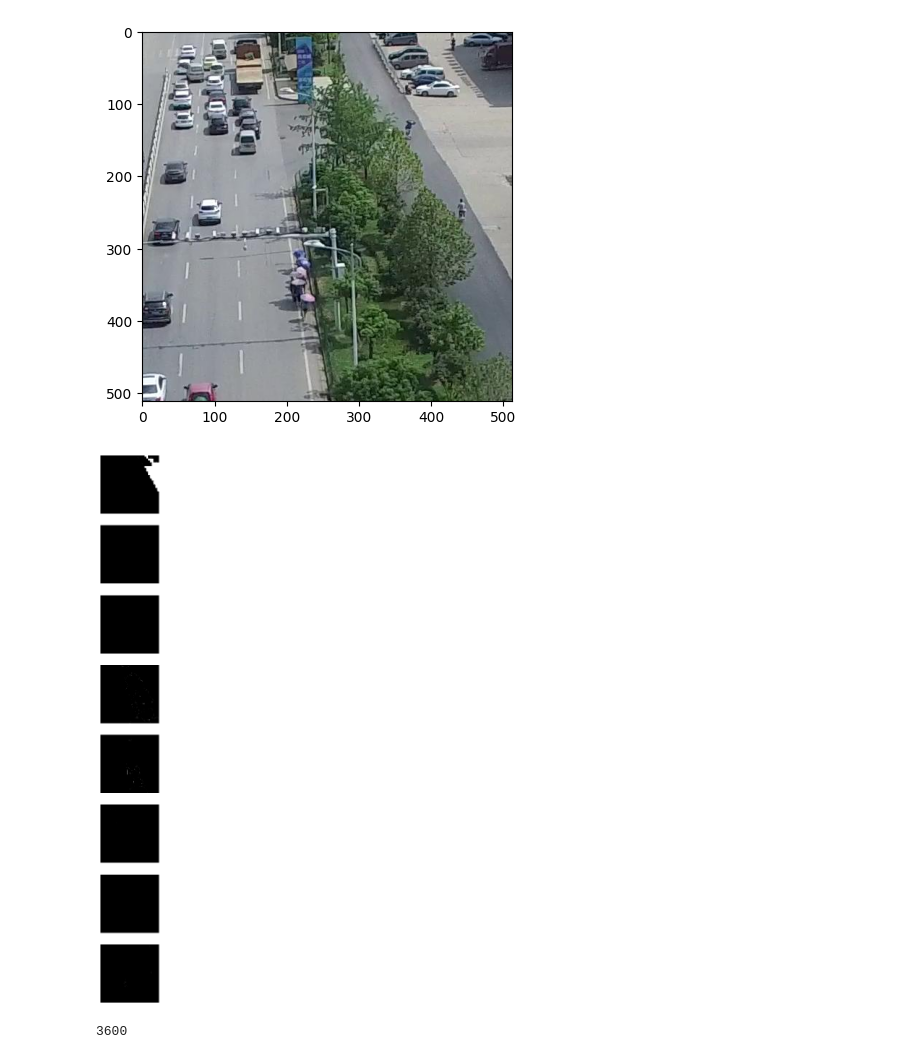
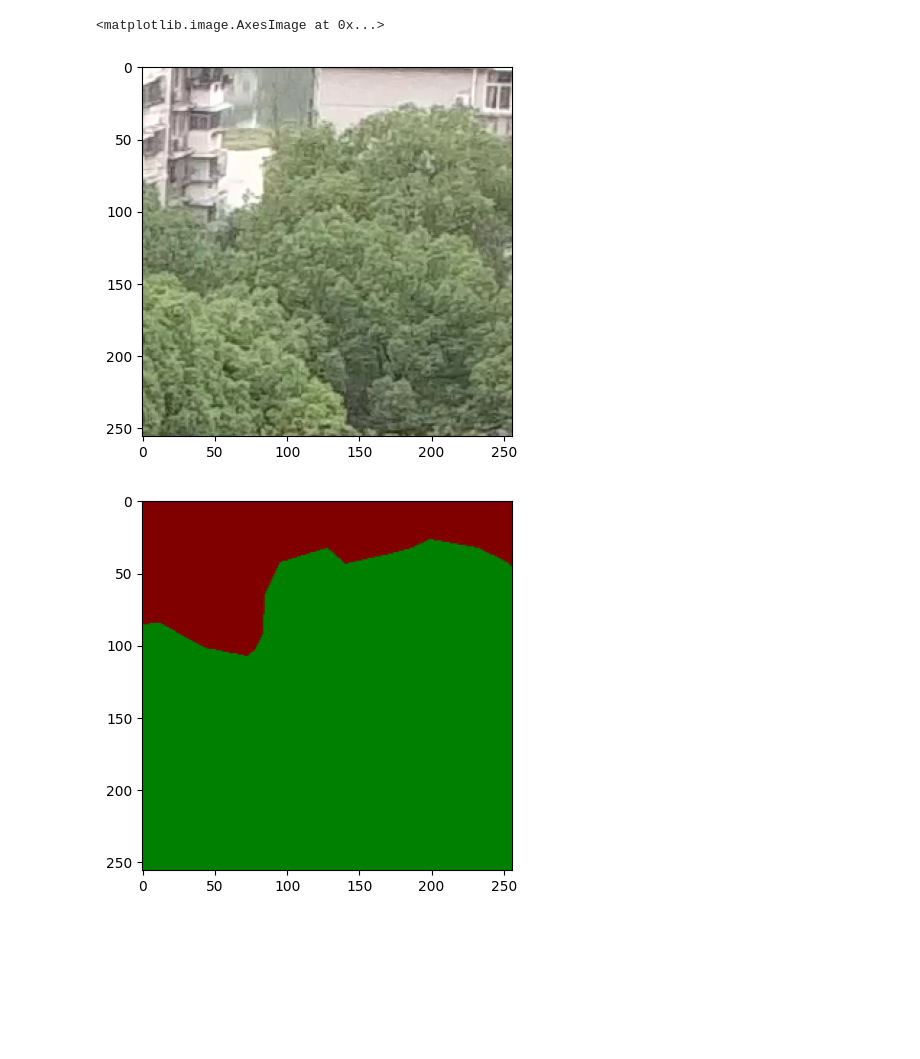
Before and after one commit to HackerTon/high_performance_analysis_system, a Jupyter notebook: test.ipynb, the cells around one changed output. Cells and saved outputs as stored; diff of their text form; code cells hidden in the pictures; blank space fills up the shorter version.

```diff
--- a/test.ipynb
+++ b/test.ipynb
@@ -82,17 +83,17 @@ class UAVIDDataset(Dataset):
         directory = Path(path)
         if is_train:
             self.images = [
-                str(x.absolute()) for x in directory.glob("train/image/*.jpg")
+                str(x.absolute()) for x in directory.glob("train/image/*.png")
             ]
             self.labels = [
-                str(x.absolute()) for x in directory.glob("train/label/*.jpg")
+                str(x.absolute()) for x in directory.glob("train/label/*.png")
             ]
         else:
             self.images = [
-                str(x.absolute()) for x in directory.glob("test/image/*.jpg")
+                str(x.absolute()) for x in directory.glob("test/image/*.png")
             ]
             self.labels = [
-                str(x.absolute()) for x in directory.glob("test/label/*.jpg")
+                str(x.absolute()) for x in directory.glob("test/label/*.png")
             ]
 
         if len(self.images) != len(self.labels):
@@ -134,35 +135,30 @@ class UAVIDDataset(Dataset):
 
     def __getitem__(self, index):
         image = self.decode_image(self.images[index])
+        i, j, h, w = RandomCrop.get_params(image, (256, 256))
         image = self.image_0and1(image)
-
         label = self.decode_image(self.labels[index])
         label = self.mask_label(label)
         label = self.label_0and1(label)
 
+        # Crop image and label
+        image = crop(image, i, j, h, w)
+        label = crop(label, i, j, h, w)
+
         return image, label
 # %%
 # training_data = UAVIDDataset4K(path="data/uavid_v1.5_official_release_image", is_train=True)
 training_data = UAVIDDataset(path="data/processed_dataset/", is_train=True)
-train_dataloader = DataLoader(training_data, batch_size=4, shuffle=True)
+train_dataloader = DataLoader(training_data, batch_size=1, shuffle=True)
 train_feature, train_label = next(iter(train_dataloader))
+
 
 plt.figure()
 plt.imshow(torch.permute(train_feature[0], [1, 2, 0]))
 
-figure, axes = plt.subplots(8, 1, figsize=(9, 16))
-for i in range(8):
-    axes[i].set_axis_off()
-    axes[i].imshow(
-        torch.permute(train_label, [0, 2, 3, 1]).numpy()[0, ..., i],
-        cmap="gray",
-        vmin=0,
-        vmax=1,
-    )
+plt.figure()
+plt.imshow(torch.permute(train_label[0], [1, 2, 0]))
 # %% [output]
+<matplotlib.image.AxesImage at 0x...>
-[figure, old version]
+[figure, new version]
-[figure, old version]
+[figure, new version]
-# %%
-len(train_dataloader)
-# %% [output]
-3600
```
Also changed, not shown: parts of 6 cells of this notebook, 2 other files.
